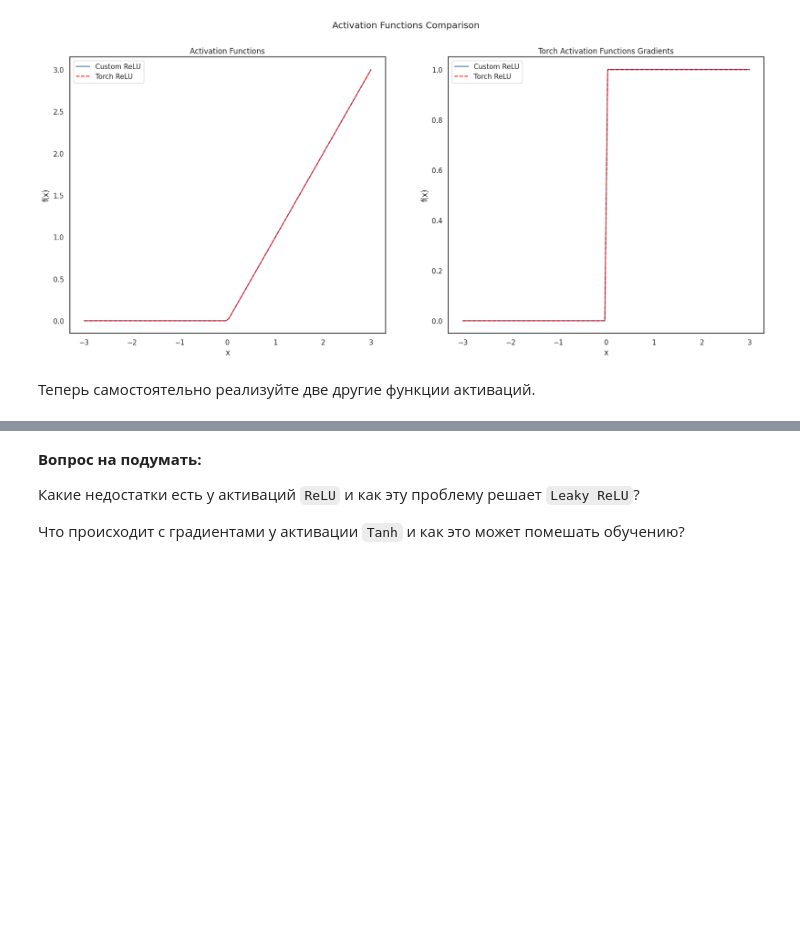
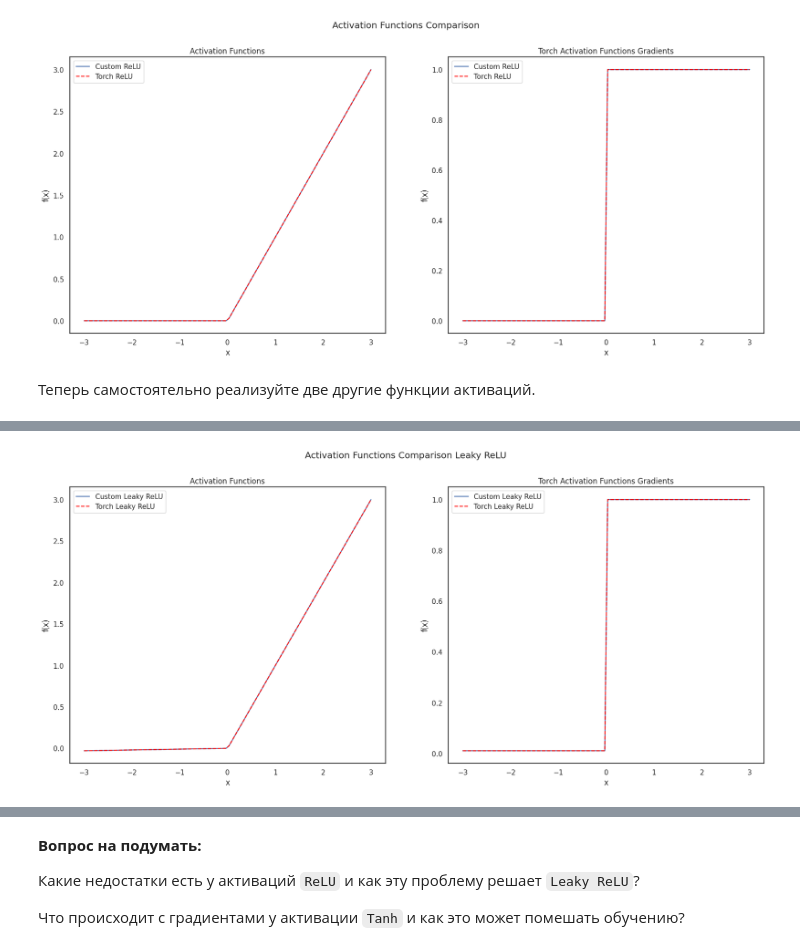
Before and after one commit to TheSunlitMan/Concrete-Compressive-Strenght-Prediction, a Jupyter notebook: week_05_convolutional_nets/Homework/hw_4_conv_cnn.ipynb, the cells around one changed output, grey strips where cells are left out. Cells and saved outputs as stored; diff of their text form; code cells hidden in the pictures; blank space fills up the shorter version.

```diff
--- a/week_05_convolutional_nets/Homework/hw_4_conv_cnn.ipynb
+++ b/week_05_convolutional_nets/Homework/hw_4_conv_cnn.ipynb
@@ -797,6 +797,8 @@ x_leaky_custom = your_leaky_relu(x)
 x_leaky_torch = torch_leaky_relu(x)
 
 assert torch.allclose(x_leaky_custom, x_leaky_torch)
+# %%
+x = torch.linspace(-3, 3, 100, requires_grad=True)
 # %%
 x_tanh_custom = your_tanh(x)
 x_tanh_torch = torch_tanh(x)
@@ -825,25 +823,50 @@ assert torch.allclose(grad_tanh_custom, grad_tanh_torch)
+# %%
+import torch
+import torch.nn.functional as F
+
+# Проверка LeakyReLU
+x1 = x.clone().detach().requires_grad_(True)  # Полностью независимая копия
+x_leaky_torch = F.leaky_relu(x1)
+x_leaky_torch.sum().backward()
+grad_leaky_torch = x1.grad.clone()
+
+grad_leaky_custom = your_leaky_relu.backward(x)  # Ваш ручной расчёт
+
+assert torch.allclose(grad_leaky_custom, grad_leaky_torch, atol=1e-5)
+
+# Проверка Tanh
+x2 = x.clone().detach().requires_grad_(True)  # Ещё одна независимая копия
+x_tanh_torch = torch.tanh(x2)
+x_tanh_torch.sum().backward()
+grad_tanh_torch = x2.grad.clone()
+
+grad_tanh_custom = your_tanh.backward(x)
+
+assert torch.allclose(grad_tanh_custom, grad_tanh_torch, atol=1e-5)
 # %%
 # Plot custom and torch functions
 fig, axes = plt.subplots(1, 2, figsize=(20, 8))
 fig.suptitle("Activation Functions Comparison Leaky ReLU")
 
 # Plot Custom Functions
 axes[0].set_title("Activation Functions")
 axes[0].plot(x.detach().numpy(), x_leaky_custom.detach().numpy(), label="Custom Leaky ReLU")
 axes[0].plot(x.detach().numpy(), x_leaky_torch.detach().numpy(), color='red', label="Torch Leaky ReLU", linestyle='--')
 axes[0].legend()
 axes[0].set_xlabel("x")
 axes[0].set_ylabel("f(x)")
 
 # Plot Torch Functions
 axes[1].set_title("Torch Activation Functions Gradients")
 axes[1].plot(x.detach().numpy(), grad_leaky_custom.detach().numpy(), label="Custom Leaky ReLU")
-axes[1].plot(x.detach().numpy(),1 grad_leaky_torch.detach().numpy(), color='red', label="Torch Leaky ReLU", linestyle='--')
+axes[1].plot(x.detach().numpy(),grad_leaky_torch.detach().numpy(), color='red', label="Torch Leaky ReLU", linestyle='--')
 axes[1].legend()
 axes[1].set_xlabel("x")
 axes[1].set_ylabel("f(x)")
 
 plt.show()
+# %% [output]
+[figure, added]
 # %%
 # Plot custom and torch functions
 fig, axes = plt.subplots(1, 2, figsize=(20, 8))
```
Also changed, not shown: parts of 11 cells of this notebook.
